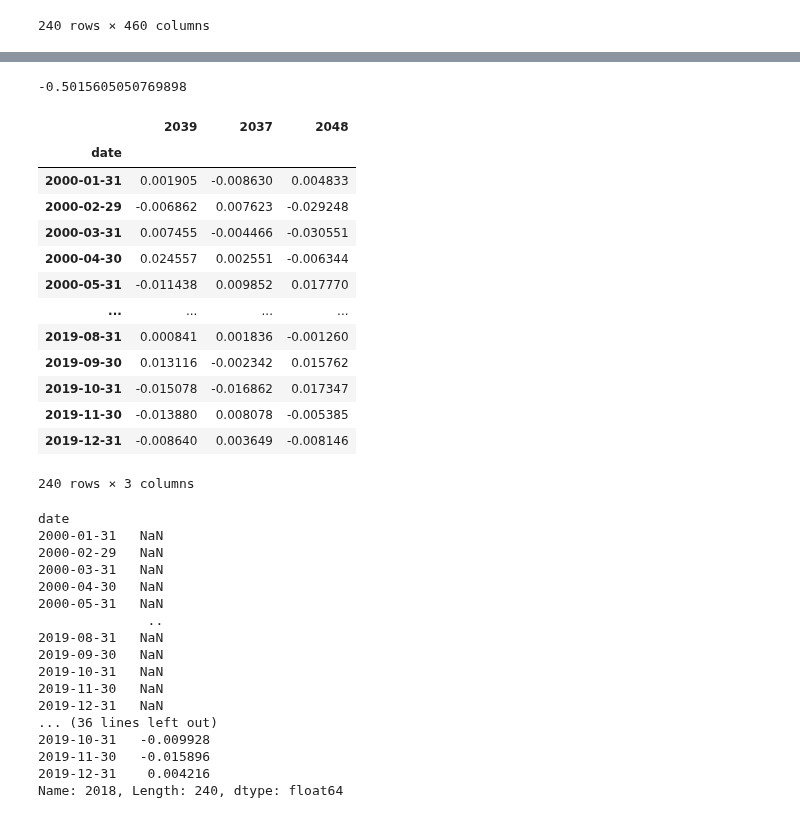
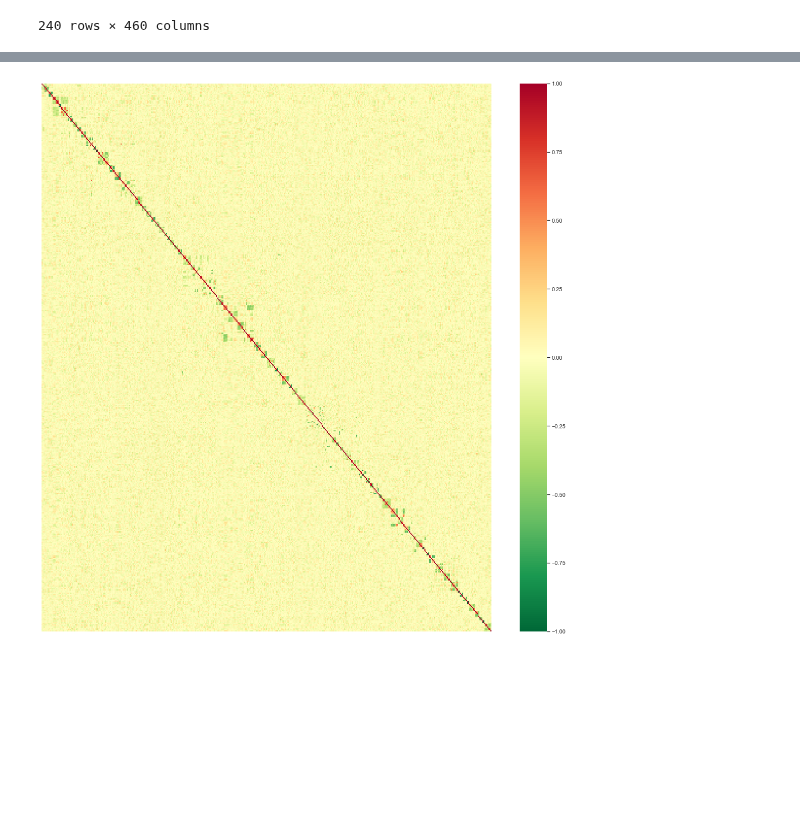
Before and after one commit to LyuLingfeng95/PhDProject1, a Jupyter notebook: Project1_p6_volatility.ipynb, the cells around one changed output, grey strips where cells are left out. Drawn from its saved outputs; the diff is of its cells as text; code cells hidden in the pictures; blank space fills up the shorter version.

```diff
--- a/Project1_p6_volatility.ipynb
+++ b/Project1_p6_volatility.ipynb
@@ -1542,54 +1560,11 @@ g.despine(left=True)
-# %%
-sns.set_theme(style="white", rc={"axes.facecolor": (0, 0, 0, 0)})
-g = sns.FacetGrid(df_filtered, row="Language", aspect=9, height=1.2)
-g.map_dataframe(sns.kdeplot, x="IMDB Score", fill=True, alpha=1)
-g.map_dataframe(sns.kdeplot, x="IMDB Score", color='black')
-g.fig.subplots_adjust(hspace=-.5)
-g.set_titles("")
-g.set(yticks=[])
-g.despine(left=True)
-# %% [output]
--0.5015605050769898
 # %%
-df.iloc[:,[1,2,3]]
+import numpy as np # Data manipulation
+import matplotlib.pyplot as plt
+import seaborn
+df  = df.loc[:, (df != 0).any(axis=0)]
+c = df.corr()
+plt.figure(figsize=(20,20))
+seaborn.heatmap(c, cmap='RdYlGn_r',xticklabels = False, yticklabels =False)
+plt.show()
 # %% [output]
-|  | 2039 | 2037 | 2048 |
-| date |  |  |  |
-| 2000-01-31 | 0.001905 | -0.008630 | 0.004833 |
-| 2000-02-29 | -0.006862 | 0.007623 | -0.029248 |
-| 2000-03-31 | 0.007455 | -0.004466 | -0.030551 |
-| 2000-04-30 | 0.024557 | 0.002551 | -0.006344 |
-| 2000-05-31 | -0.011438 | 0.009852 | 0.017770 |
-| ... | ... | ... | ... |
-| 2019-08-31 | 0.000841 | 0.001836 | -0.001260 |
-| 2019-09-30 | 0.013116 | -0.002342 | 0.015762 |
-| 2019-10-31 | -0.015078 | -0.016862 | 0.017347 |
-| 2019-11-30 | -0.013880 | 0.008078 | -0.005385 |
-| 2019-12-31 | -0.008640 | 0.003649 | -0.008146 |
-240 rows × 3 columns
+[figure, added]
-# %%
-from statsmodels.tsa.seasonal import seasonal_decompose
-series = vol_df['2018']
-result = seasonal_decompose(series, model='additive')
-print(result.trend)
-print(result.seasonal)
-print(result.resid)
-print(result.observed)
-# %% [output]
-date
-2000-01-31   NaN
-2000-02-29   NaN
-2000-03-31   NaN
-2000-04-30   NaN
-2000-05-31   NaN
-              ..
-2019-08-31   NaN
-2019-09-30   NaN
-2019-10-31   NaN
-2019-11-30   NaN
-2019-12-31   NaN
-... (36 lines left out)
-2019-10-31   -0.009928
-2019-11-30   -0.015896
-2019-12-31    0.004216
-Name: 2018, Length: 240, dtype: float64
```
Also changed, not shown: parts of 9 cells of this notebook, 2 other files.
